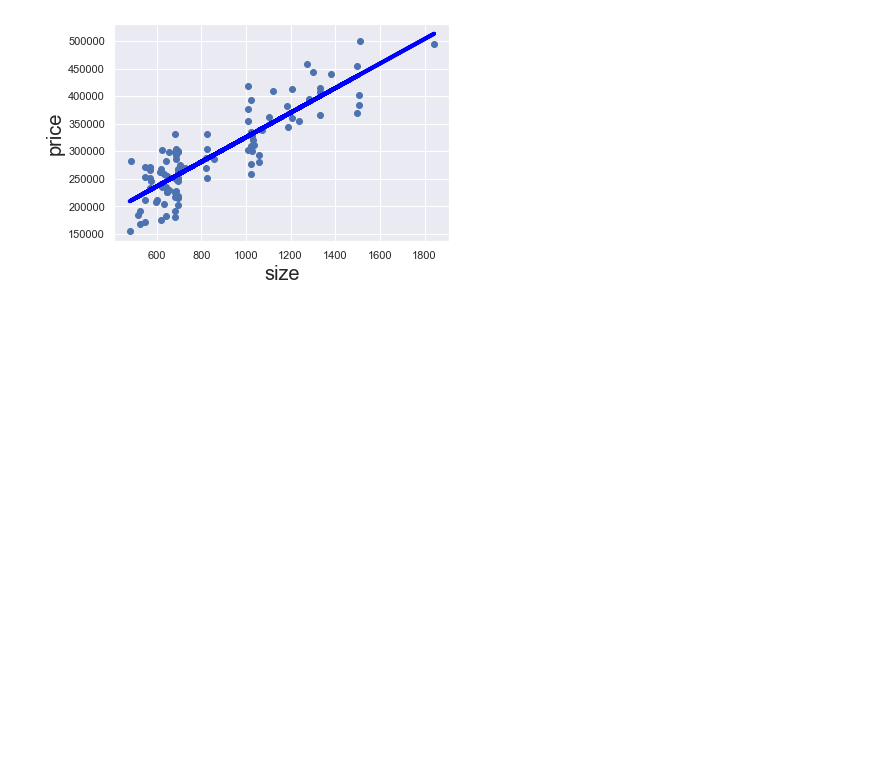
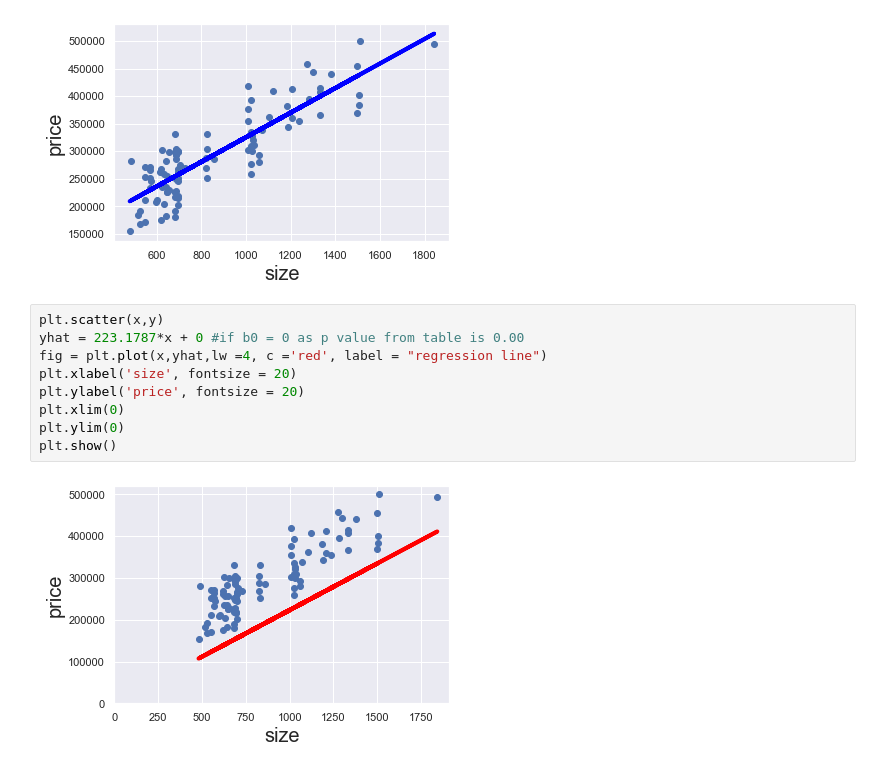
Before and after one commit to JakiaSultana/ML_in_python_Basics, a Jupyter notebook: Simple Linear Regression with explanation.ipynb, the cells around one changed output. Cells and saved outputs as stored; diff of their text form; blank space fills up the shorter version.

```diff
--- a/Simple Linear Regression Exercise.ipynb
+++ b/Simple Linear Regression with explanation.ipynb
@@ -135,3 +135,14 @@ plt.ylabel('price', fontsize = 20)
 plt.show()
 # %% [output]
 [figure]
+# %%
+plt.scatter(x,y)
+yhat = 223.1787*x + 0 #if b0 = 0 as p value from table is 0.00
+fig = plt.plot(x,yhat,lw =4, c ='red', label = "regression line")
+plt.xlabel('size', fontsize = 20)
+plt.ylabel('price', fontsize = 20)
+plt.xlim(0)
+plt.ylim(0)
+plt.show()
+# %% [output]
+[figure, added]
```
Also changed, not shown: parts of 1 cell of this notebook, 1 other file.
